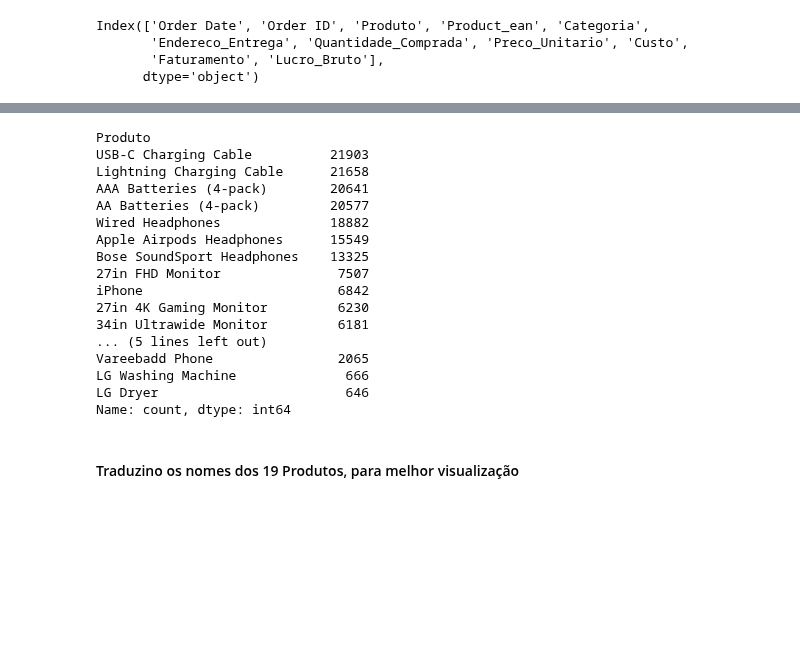
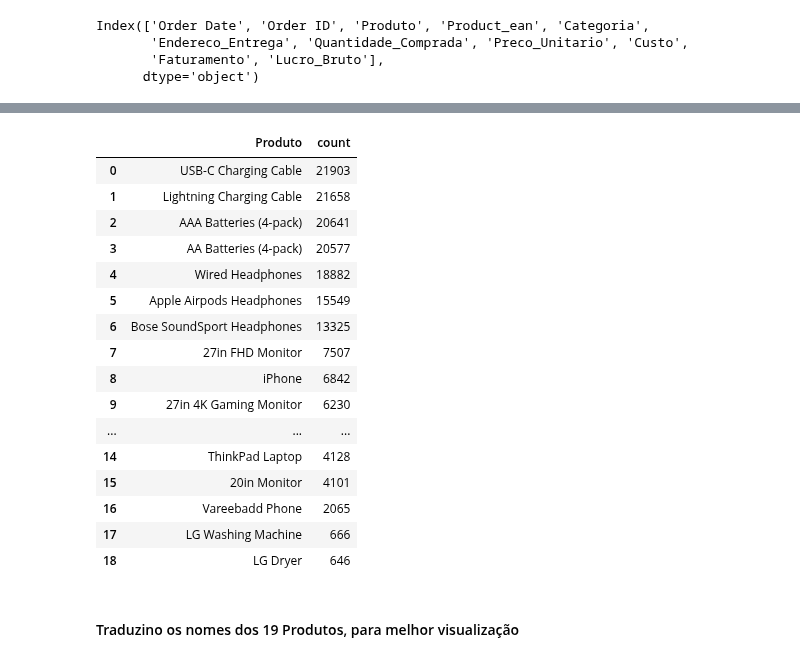
Before and after one commit to alyssonmontovanelli/analise_Previsao_Vendas_varejo, a Jupyter notebook: EDA/01_Engenharia_Atributos.ipynb, the cells around one changed output, grey strips where cells are left out. Drawn from its saved outputs; the diff is of its cells as text; code cells hidden in the pictures; blank space fills up the shorter version.

```diff
--- a/EDA/01_Engenharia_Atributos.ipynb
+++ b/EDA/01_Engenharia_Atributos.ipynb
@@ -108,23 +140,23 @@ Index(['Order Date', 'Order ID', 'Produto', 'Product_ean', 'Categoria',
 # %%
-data['Produto'].value_counts()
+data['Produto'].value_counts().reset_index()
 # %% [output]
-Produto
-USB-C Charging Cable          21903
-Lightning Charging Cable      21658
-AAA Batteries (4-pack)        20641
-AA Batteries (4-pack)         20577
-Wired Headphones              18882
-Apple Airpods Headphones      15549
-Bose SoundSport Headphones    13325
-27in FHD Monitor               7507
-iPhone                         6842
-27in 4K Gaming Monitor         6230
-34in Ultrawide Monitor         6181
-... (5 lines left out)
-Vareebadd Phone                2065
-LG Washing Machine              666
-LG Dryer                        646
-Name: count, dtype: int64
+|  | Produto | count |
+| 0 | USB-C Charging Cable | 21903 |
+| 1 | Lightning Charging Cable | 21658 |
+| 2 | AAA Batteries (4-pack) | 20641 |
+| 3 | AA Batteries (4-pack) | 20577 |
+| 4 | Wired Headphones | 18882 |
+| 5 | Apple Airpods Headphones | 15549 |
+| 6 | Bose SoundSport Headphones | 13325 |
+| 7 | 27in FHD Monitor | 7507 |
+| 8 | iPhone | 6842 |
+| 9 | 27in 4K Gaming Monitor | 6230 |
+| ... | ... | ... |
+| 14 | ThinkPad Laptop | 4128 |
+| 15 | 20in Monitor | 4101 |
+| 16 | Vareebadd Phone | 2065 |
+| 17 | LG Washing Machine | 666 |
+| 18 | LG Dryer | 646 |
 # %% [markdown]
 #### Traduzino os nomes dos 19 Produtos, para melhor visualização
 # %%
```
Also changed, not shown: parts of 4 cells of this notebook.
